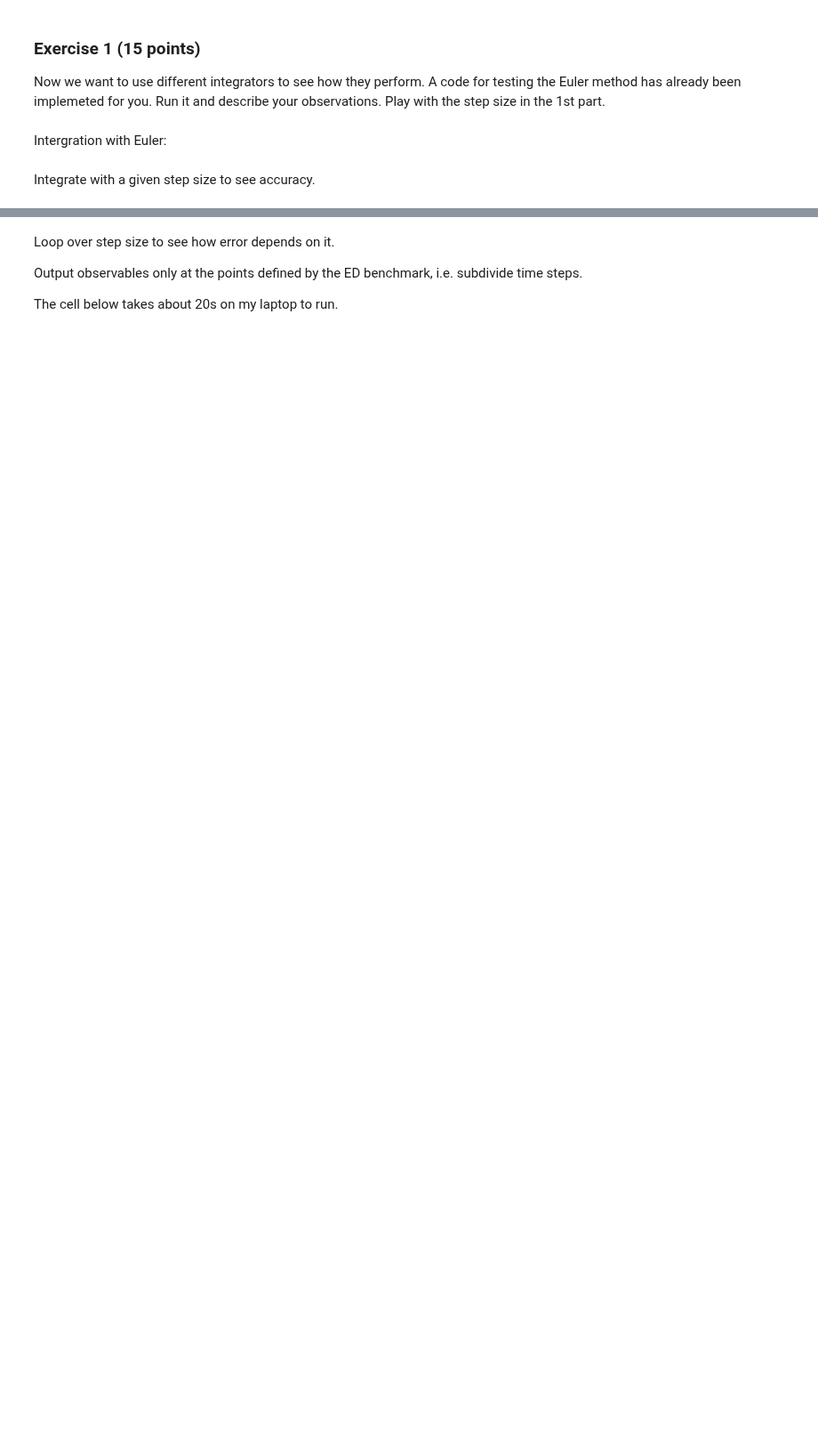
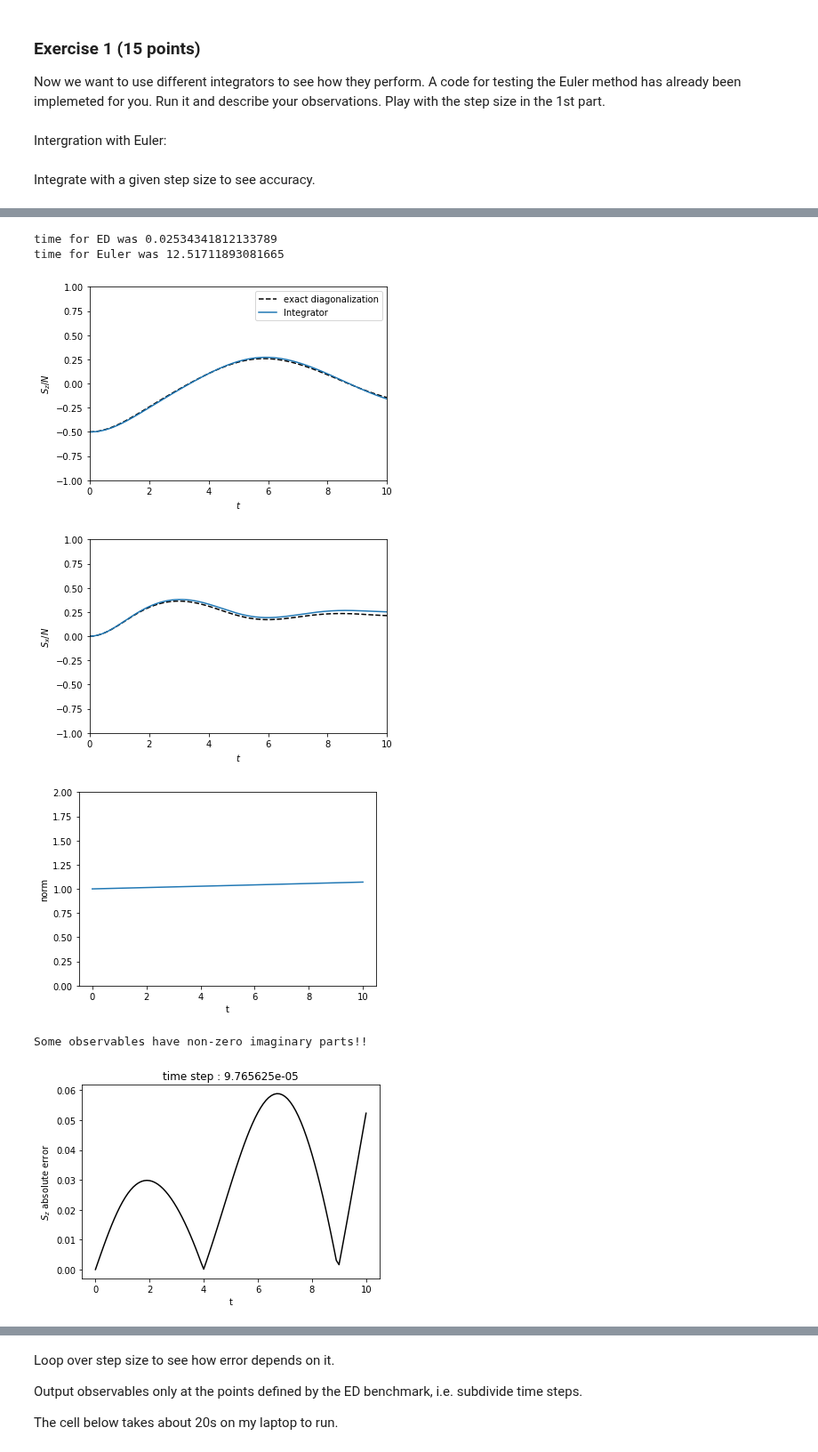
Before and after one commit to ml4cdeca/ComputationalQuantumDynamics, a Jupyter notebook: blatt5/exercise5.ipynb, the cells around one changed output, grey strips where cells are left out. Shown at 89% size. Cells and saved outputs as stored; diff of their text form; code cells hidden in the pictures; blank space fills up the shorter version.

```diff
--- a/blatt5/exercise5.ipynb
+++ b/blatt5/exercise5.ipynb
@@ -167,0 +57,8 @@ time for Euler was 1.0233690738677979
+# %%
+def Euler_step(y,Hmat,dt):
+    return y - 1j*dt*Hmat @ y
+def Runge_Kutta2(y,Hmat,dt):
+    #PLACEHOLDER
+    return y - 1j*dt*Hmat @ y - dt**2*1/2*(Hmat@Hmat)@y
+def two_step_method(Psin,Psin1,Hmat,dt):
+    return - 2j*dt*Hmat @ Psin +Psin1
@@ -167,0 +307,10 @@ time for Euler was 1.0233690738677979
+# %%
+operation(20,0.0005,0,Euler_step)
+# %% [output]
+time for ED was 0.02534341812133789
+time for Euler was 12.51711893081665
+[figure, added]
+[figure, added]
+[figure, added]
+Some observables have non-zero imaginary parts!!
+[figure, added]
```
Also changed, not shown: parts of 19 cells of this notebook.
